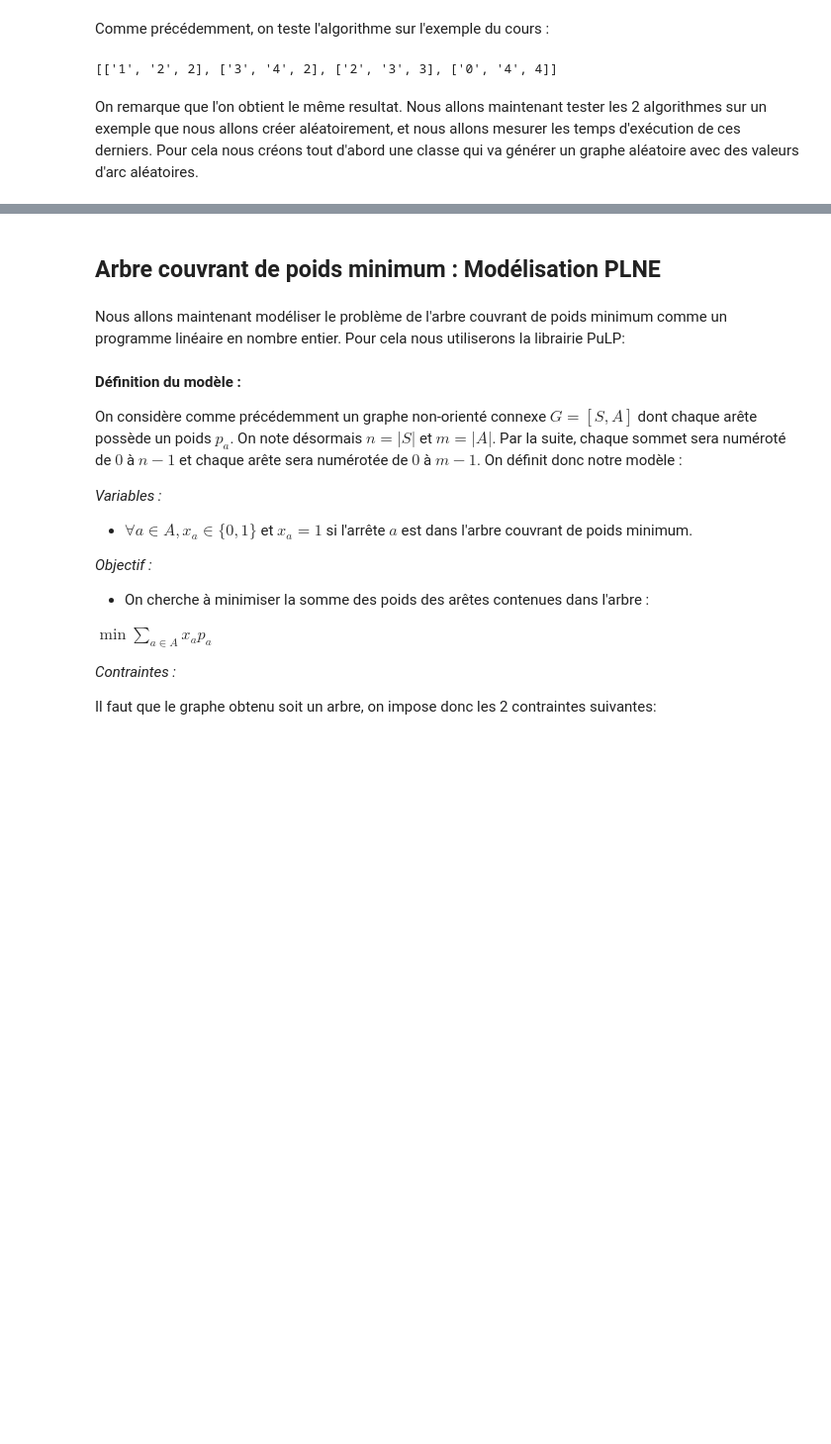
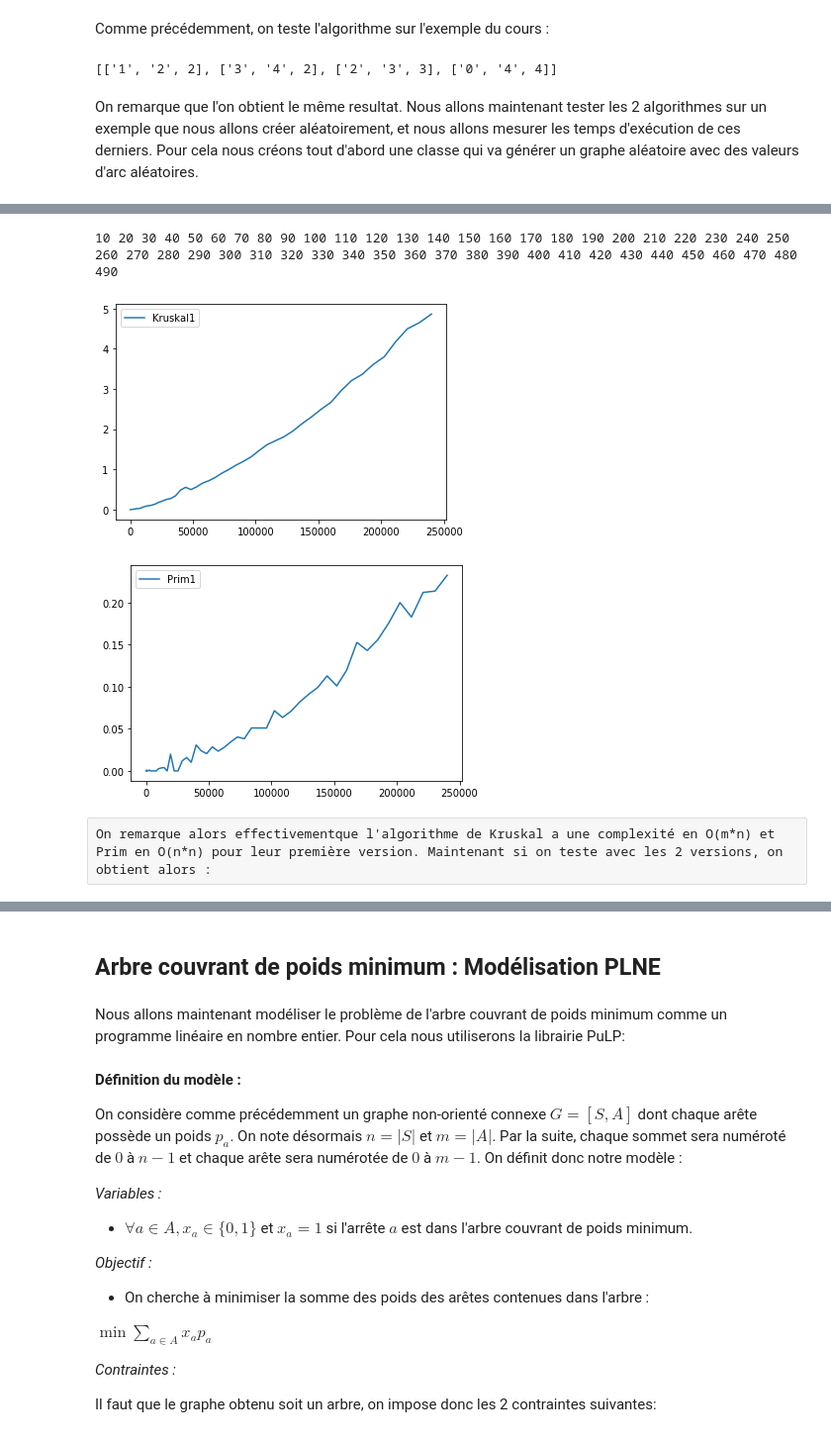
Before and after one commit to vbertret/Optimisation-Discrete, a Jupyter notebook: TEST.ipynb, the cells around one changed output, grey strips where cells are left out. Shown at 99% size. Cells and saved outputs as stored; diff of their text form; code cells hidden in the pictures; blank space fills up the shorter version.

```diff
--- a/TEST.ipynb
+++ b/TEST.ipynb
@@ -424,0 +540,40 @@ On observe alors que les 2 algorithmes donnent le même resultat. En revanche, o
+# %%
+nTest=range(10,500,10)
+tkruskal1=[] ; tkruskal2=[] ;tprim1=[] ;tprim2=[]
+o1=[] ;o2=[] ;o3=[] ;o4=[]
+
+for i in nTest:
+    #On affiche la taille du graphe
+    print(i, end=" ")
+    #Création du graphe
+    B=genGraphe2(i,i*2)
+    m=B.nbS
+    #Calcul du temps d'éxécution de la première version de Kruskal
+    t1=time.time()
+    arbre1=Kruskal(B)
+    t2=time.time()
+    tkruskal1.append(t2-t1)
+    #On garde en mémoire la complexité de cette version
+    o1.append(m*i)
+
+    #Calcul du temps d'éxécution de la première version de Prim
+    t1=time.time()
+    arbre1=Prim(B)
+    t2=time.time()
+    tprim1.append(t2-t1)
+    #On garde en mémoire la complexité de cette version
+    o3.append(i*i)
+
+plt.plot(o1,tkruskal1,label="Kruskal1")
+plt.legend()
+plt.show()
+
+plt.plot(o3,tprim1,label="Prim1")
+plt.legend()
+plt.show()
+# %% [output]
+10 20 30 40 50 60 70 80 90 100 110 120 130 140 150 160 170 180 190 200 210 220 230 240 250 260 270 280 290 300 310 320 330 340 350 360 370 380 390 400 410 420 430 440 450 460 470 480 490
+[figure, added]
+[figure, added]
+# %% [raw]
+On remarque alors effectivementque l'algorithme de Kruskal a une complexité en O(m*n) et Prim en O(n*n) pour leur première version. Maintenant si on teste avec les 2 versions, on obtient alors :
```
Also changed, not shown: parts of 31 cells of this notebook.
